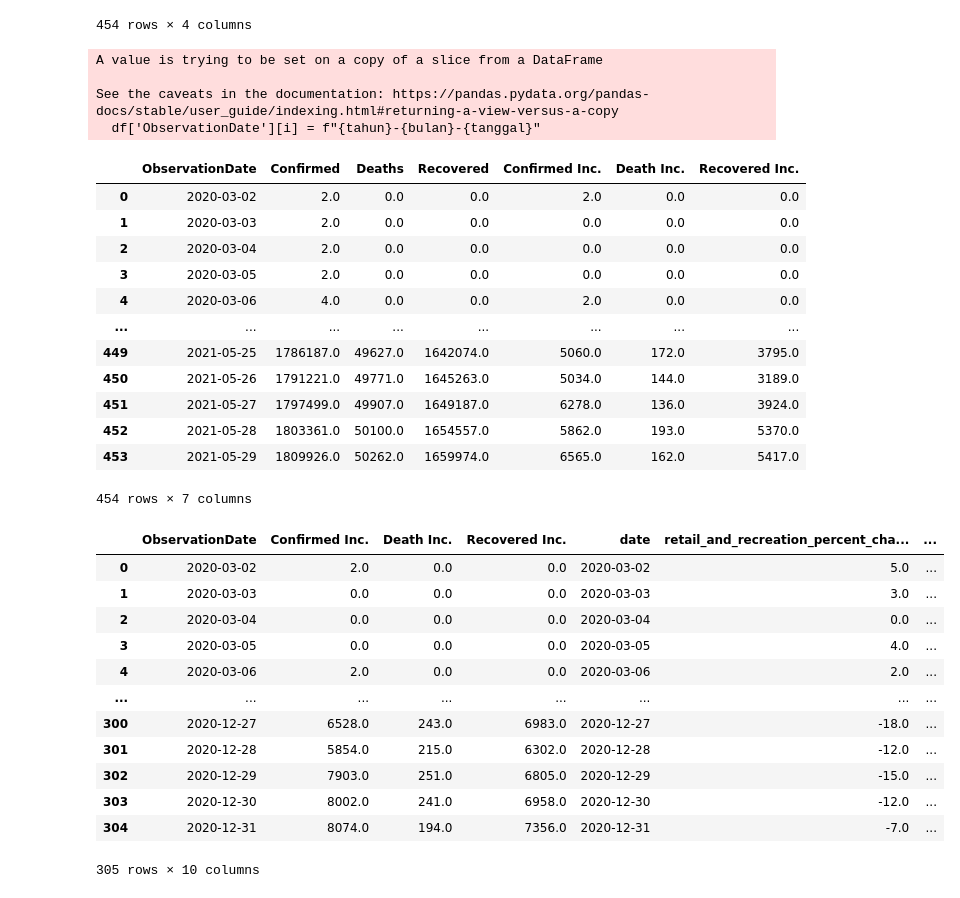
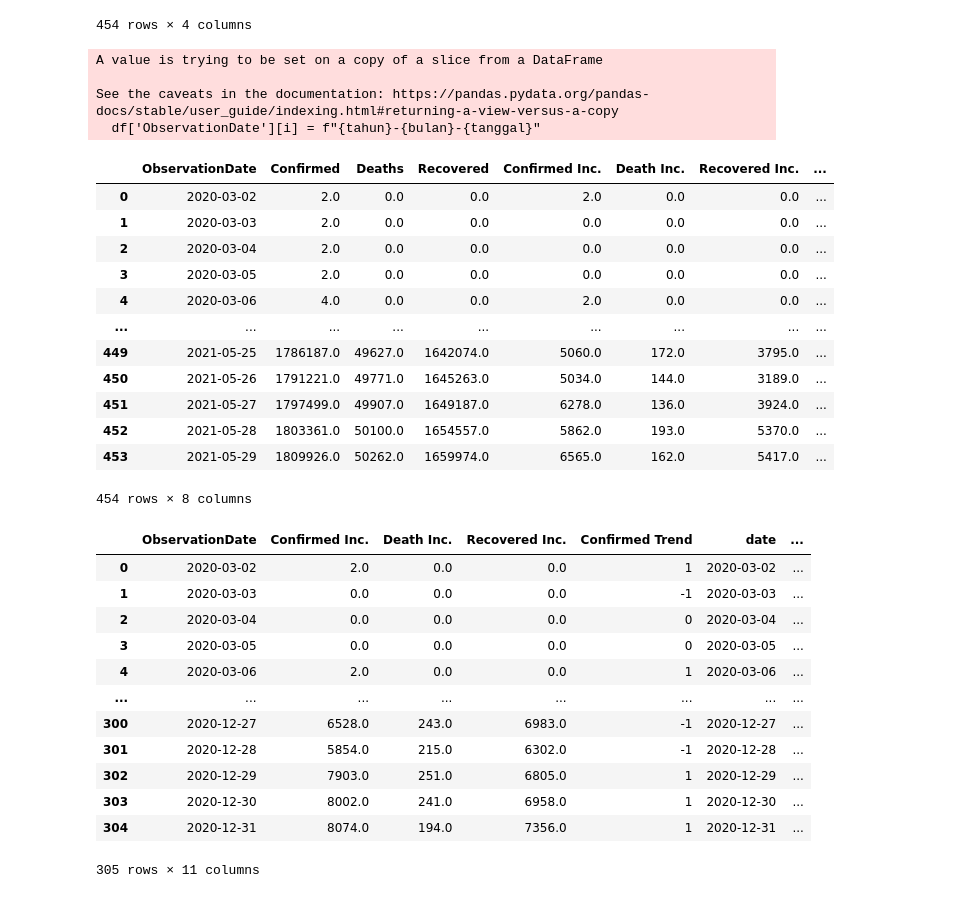
Before and after one commit to nafnaufal/kucing-kita, a Jupyter notebook: compfest.ipynb, the cells around one changed output. Saved outputs shown, nothing was run; the diff lists cells and outputs as text; code cells hidden in the pictures.

```diff
--- a/compfest.ipynb
+++ b/compfest.ipynb
@@ -117,6 +119,25 @@ df['Recovered Inc.'] = incRecovered
 # df['Confirmed Inc.'] = df['Confirmed'].pct_change()*100
 # df['Death Inc.']= df['Deaths'].pct_change()*100
 # df['Recovered Inc.'] = df['Recovered'].pct_change()*100
+# %%
+trendConfirmed = []
+# incDeaths = []
+# incRecovered = []
+conBefore = 0
+# deaBefore = 0
+# recBefore = 0
+
+for index, row in df.iterrows():
+    trendConfirmed.append(-1 if (row['Confirmed Inc.'] - conBefore < 0) else (1 if (row['Confirmed Inc.'] - conBefore > 0) else 0))
+    # trendDeaths.append(row['Deaths'] - deaBefore)
+    # trendRecovered.append(row['Recovered'] - recBefore)
+    conBefore = row['Confirmed Inc.']
+    # deaBefore = row['Deaths']
+    # recBefore = row['Recovered']
+
+df['Confirmed Trend'] = trendConfirmed
+# df['Death trend.'] = trendDeaths
+# df['Recovered trend.'] = trendRecovered
 # %%
 for i in range(len(df)):
     # print(i)
@@ -131,37 +152,37 @@ A value is trying to be set on a copy of a slice from a DataFrame
 
 See the caveats in the documentation: https://pandas.pydata.org/pandas-docs/stable/user_guide/indexing.html#returning-a-view-versus-a-copy
   df['ObservationDate'][i] = f"{tahun}-{bulan}-{tanggal}"
-|  | ObservationDate | Confirmed | Deaths | Recovered | Confirmed Inc. | Death Inc. | Recovered Inc. |
-| 0 | 2020-03-02 | 2.0 | 0.0 | 0.0 | 2.0 | 0.0 | 0.0 |
-| 1 | 2020-03-03 | 2.0 | 0.0 | 0.0 | 0.0 | 0.0 | 0.0 |
-| 2 | 2020-03-04 | 2.0 | 0.0 | 0.0 | 0.0 | 0.0 | 0.0 |
-| 3 | 2020-03-05 | 2.0 | 0.0 | 0.0 | 0.0 | 0.0 | 0.0 |
-| 4 | 2020-03-06 | 4.0 | 0.0 | 0.0 | 2.0 | 0.0 | 0.0 |
-| ... | ... | ... | ... | ... | ... | ... | ... |
-| 449 | 2021-05-25 | 1786187.0 | 49627.0 | 1642074.0 | 5060.0 | 172.0 | 3795.0 |
-| 450 | 2021-05-26 | 1791221.0 | 49771.0 | 1645263.0 | 5034.0 | 144.0 | 3189.0 |
-| 451 | 2021-05-27 | 1797499.0 | 49907.0 | 1649187.0 | 6278.0 | 136.0 | 3924.0 |
-| 452 | 2021-05-28 | 1803361.0 | 50100.0 | 1654557.0 | 5862.0 | 193.0 | 5370.0 |
-| 453 | 2021-05-29 | 1809926.0 | 50262.0 | 1659974.0 | 6565.0 | 162.0 | 5417.0 |
+|  | ObservationDate | Confirmed | Deaths | Recovered | Confirmed Inc. | Death Inc. | Recovered Inc. | ... |
+| 0 | 2020-03-02 | 2.0 | 0.0 | 0.0 | 2.0 | 0.0 | 0.0 | ... |
+| 1 | 2020-03-03 | 2.0 | 0.0 | 0.0 | 0.0 | 0.0 | 0.0 | ... |
+| 2 | 2020-03-04 | 2.0 | 0.0 | 0.0 | 0.0 | 0.0 | 0.0 | ... |
+| 3 | 2020-03-05 | 2.0 | 0.0 | 0.0 | 0.0 | 0.0 | 0.0 | ... |
+| 4 | 2020-03-06 | 4.0 | 0.0 | 0.0 | 2.0 | 0.0 | 0.0 | ... |
+| ... | ... | ... | ... | ... | ... | ... | ... | ... |
+| 449 | 2021-05-25 | 1786187.0 | 49627.0 | 1642074.0 | 5060.0 | 172.0 | 3795.0 | ... |
+| 450 | 2021-05-26 | 1791221.0 | 49771.0 | 1645263.0 | 5034.0 | 144.0 | 3189.0 | ... |
+| 451 | 2021-05-27 | 1797499.0 | 49907.0 | 1649187.0 | 6278.0 | 136.0 | 3924.0 | ... |
+| 452 | 2021-05-28 | 1803361.0 | 50100.0 | 1654557.0 | 5862.0 | 193.0 | 5370.0 | ... |
+| 453 | 2021-05-29 | 1809926.0 | 50262.0 | 1659974.0 | 6565.0 | 162.0 | 5417.0 | ... |
-454 rows × 7 columns
+454 rows × 8 columns
 # %%
 # Data Merging
-data_merge = pd.merge(left= df[["ObservationDate", "Confirmed Inc.", "Death Inc.", "Recovered Inc."]], right= global_mob[["date", "retail_and_recreation_percent_change_from_baseline", "transit_stations_percent_change_from_baseline", "grocery_and_pharmacy_percent_change_from_baseline", "workplaces_percent_change_from_baseline", "residential_percent_change_from_baseline"]], left_on="ObservationDate", right_on="date")
+data_merge = pd.merge(left= df[["ObservationDate", "Confirmed Trend"]], right= global_mob[["date", "retail_and_recreation_percent_change_from_baseline", "transit_stations_percent_change_from_baseline", "grocery_and_pharmacy_percent_change_from_baseline", "workplaces_percent_change_from_baseline", "residential_percent_change_from_baseline"]], left_on="ObservationDate", right_on="date")
 data_merge
 # %% [output]
-|  | ObservationDate | Confirmed Inc. | Death Inc. | Recovered Inc. | date | retail_and_recreation_percent_cha... | ... |
-| 0 | 2020-03-02 | 2.0 | 0.0 | 0.0 | 2020-03-02 | 5.0 | ... |
-| 1 | 2020-03-03 | 0.0 | 0.0 | 0.0 | 2020-03-03 | 3.0 | ... |
-| 2 | 2020-03-04 | 0.0 | 0.0 | 0.0 | 2020-03-04 | 0.0 | ... |
-| 3 | 2020-03-05 | 0.0 | 0.0 | 0.0 | 2020-03-05 | 4.0 | ... |
-| 4 | 2020-03-06 | 2.0 | 0.0 | 0.0 | 2020-03-06 | 2.0 | ... |
+|  | ObservationDate | Confirmed Inc. | Death Inc. | Recovered Inc. | Confirmed Trend | date | ... |
+| 0 | 2020-03-02 | 2.0 | 0.0 | 0.0 | 1 | 2020-03-02 | ... |
+| 1 | 2020-03-03 | 0.0 | 0.0 | 0.0 | -1 | 2020-03-03 | ... |
+| 2 | 2020-03-04 | 0.0 | 0.0 | 0.0 | 0 | 2020-03-04 | ... |
+| 3 | 2020-03-05 | 0.0 | 0.0 | 0.0 | 0 | 2020-03-05 | ... |
+| 4 | 2020-03-06 | 2.0 | 0.0 | 0.0 | 1 | 2020-03-06 | ... |
 | ... | ... | ... | ... | ... | ... | ... | ... |
-| 300 | 2020-12-27 | 6528.0 | 243.0 | 6983.0 | 2020-12-27 | -18.0 | ... |
-| 301 | 2020-12-28 | 5854.0 | 215.0 | 6302.0 | 2020-12-28 | -12.0 | ... |
-| 302 | 2020-12-29 | 7903.0 | 251.0 | 6805.0 | 2020-12-29 | -15.0 | ... |
-| 303 | 2020-12-30 | 8002.0 | 241.0 | 6958.0 | 2020-12-30 | -12.0 | ... |
-| 304 | 2020-12-31 | 8074.0 | 194.0 | 7356.0 | 2020-12-31 | -7.0 | ... |
+| 300 | 2020-12-27 | 6528.0 | 243.0 | 6983.0 | -1 | 2020-12-27 | ... |
+| 301 | 2020-12-28 | 5854.0 | 215.0 | 6302.0 | -1 | 2020-12-28 | ... |
+| 302 | 2020-12-29 | 7903.0 | 251.0 | 6805.0 | 1 | 2020-12-29 | ... |
+| 303 | 2020-12-30 | 8002.0 | 241.0 | 6958.0 | 1 | 2020-12-30 | ... |
+| 304 | 2020-12-31 | 8074.0 | 194.0 | 7356.0 | 1 | 2020-12-31 | ... |
-305 rows × 10 columns
+305 rows × 11 columns
 # %%
 # Data Scaling
 # data_merge['Confirmed Inc.'] = preprocessing.minmax_scale(data_merge['Confirmed Inc.'], feature_range=(0, 100))
```
Also changed, not shown: parts of 7 cells of this notebook.
